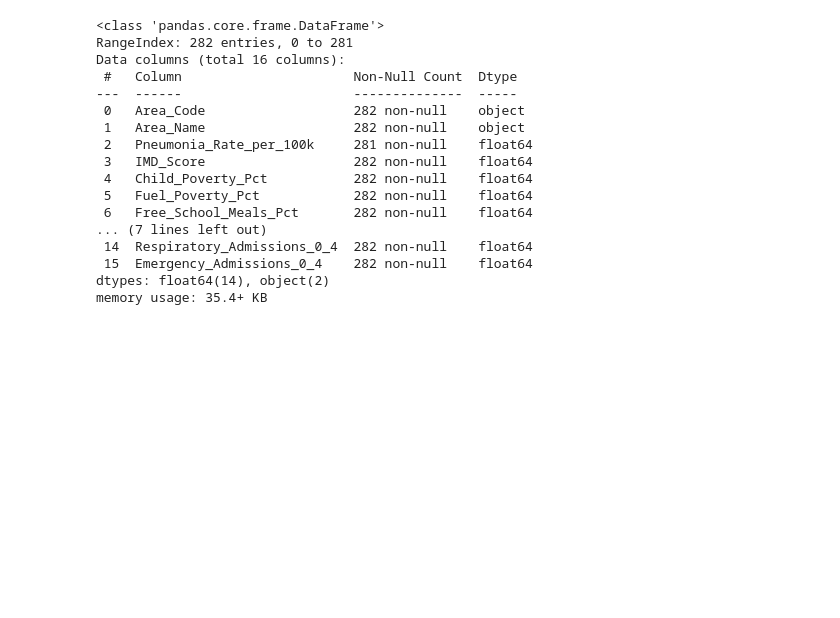
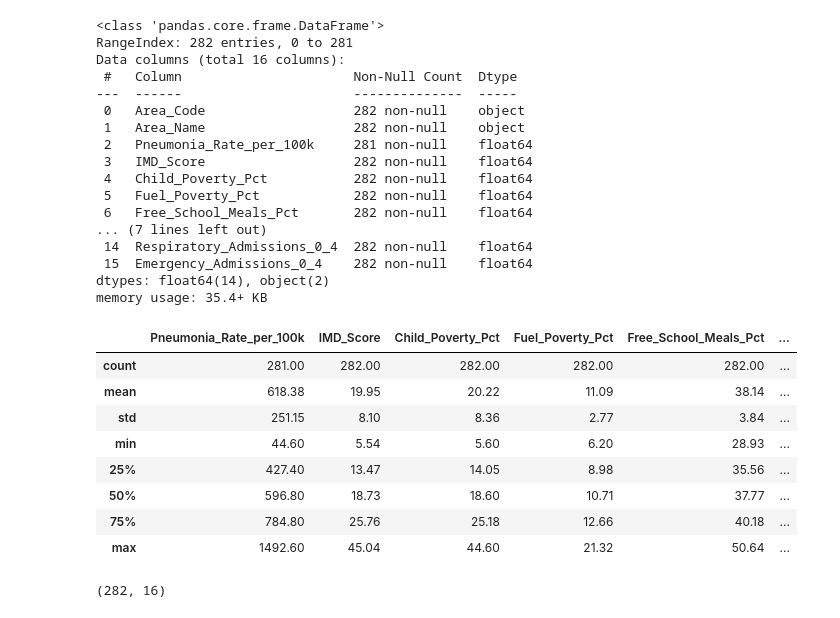
Before and after one commit to IfeakanduBenedict/pediatric-pneumonia-ml-england, a Jupyter notebook: Pediatric_Pneumonia_Analysis.ipynb, the cells around one changed output. Cells and saved outputs as stored; diff of their text form; code cells hidden in the pictures; blank space fills up the shorter version.

```diff
--- a/Pediatric_Pneumonia_Analysis.ipynb
+++ b/Pediatric_Pneumonia_Analysis.ipynb
@@ -150,3 +150,21 @@ Data columns (total 16 columns):
  15  Emergency_Admissions_0_4    282 non-null    float64
 dtypes: float64(14), object(2)
 memory usage: 35.4+ KB
+# %%
+# Dataset Description
+pneumonia_data.describe()
+# %% [output]
+|  | Pneumonia_Rate_per_100k | IMD_Score | Child_Poverty_Pct | Fuel_Poverty_Pct | Free_School_Meals_Pct | ... |
+| count | 281.00 | 282.00 | 282.00 | 282.00 | 282.00 | ... |
+| mean | 618.38 | 19.95 | 20.22 | 11.09 | 38.14 | ... |
+| std | 251.15 | 8.10 | 8.36 | 2.77 | 3.84 | ... |
+| min | 44.60 | 5.54 | 5.60 | 6.20 | 28.93 | ... |
+| 25% | 427.40 | 13.47 | 14.05 | 8.98 | 35.56 | ... |
+| 50% | 596.80 | 18.73 | 18.60 | 10.71 | 37.77 | ... |
+| 75% | 784.80 | 25.76 | 25.18 | 12.66 | 40.18 | ... |
+| max | 1492.60 | 45.04 | 44.60 | 21.32 | 50.64 | ... |
+# %%
+# Displaying the shape of the dataset
+pneumonia_data.shape
+# %% [output]
+(282, 16)
```
